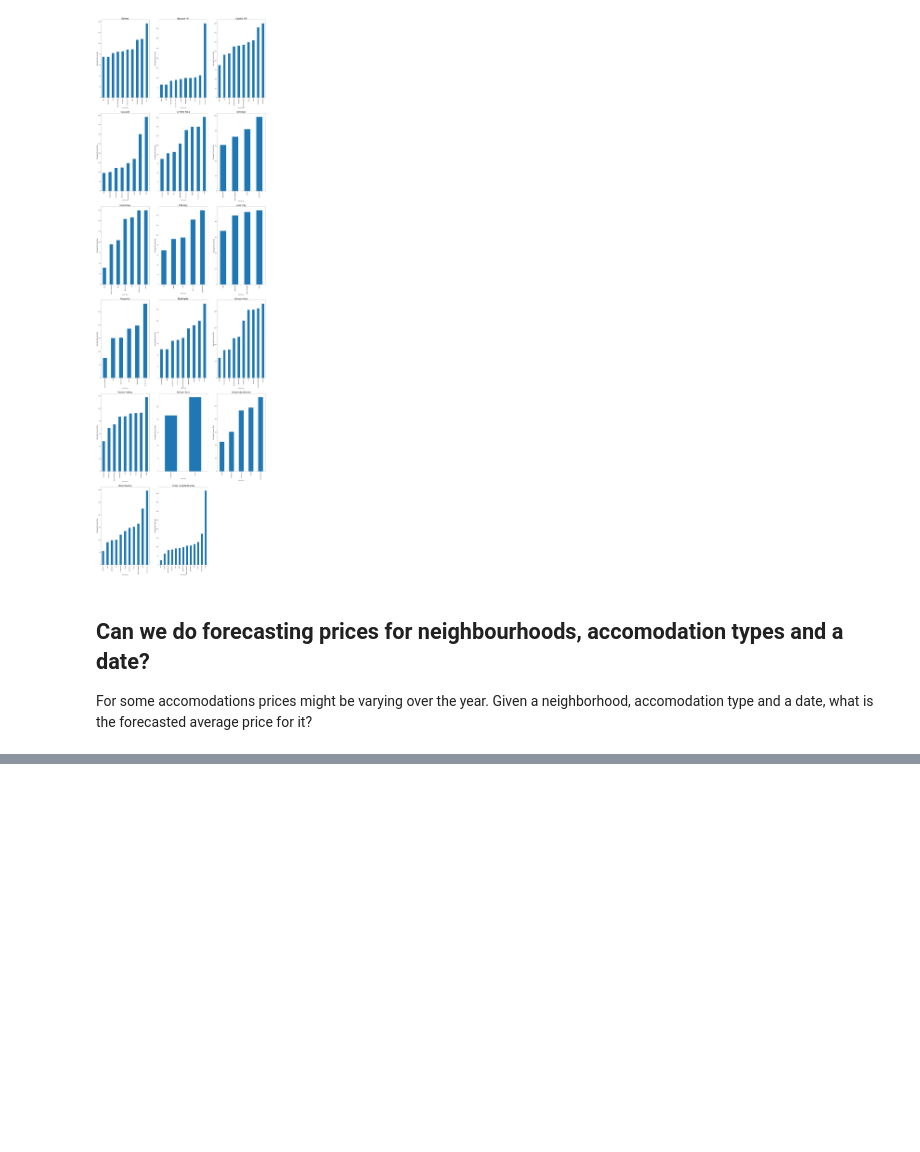
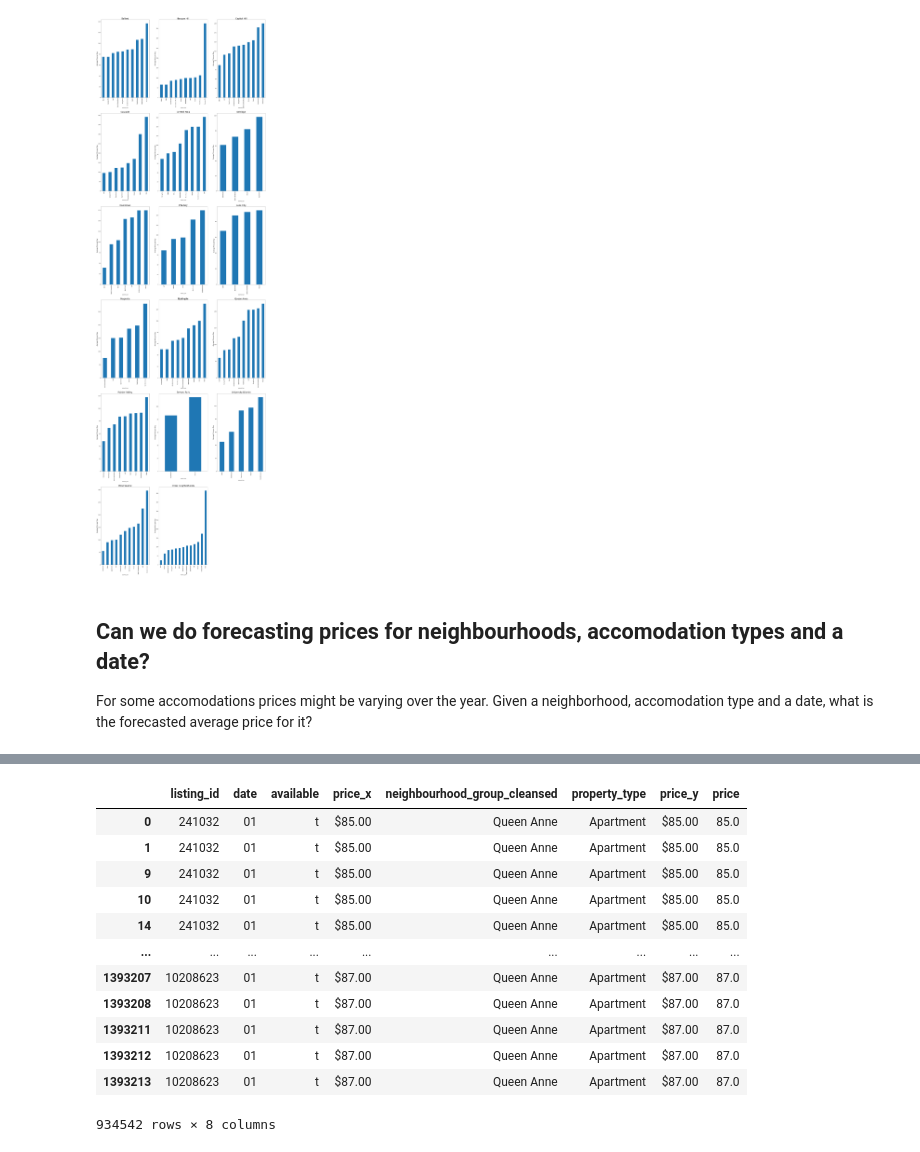
Before and after one commit to BadaBoomi/data_science_training_projects, a Jupyter notebook: blog_project/evaluate.ipynb, the cells around one changed output, grey strips where cells are left out. Cells and saved outputs as stored; diff of their text form; code cells hidden in the pictures; blank space fills up the shorter version.

```diff
--- a/blog_project/evaluate.ipynb
+++ b/blog_project/evaluate.ipynb
@@ -289 +313,20 @@ merged_forecast_df
 934542 rows × 7 columns
+# %%
+# convert price to number
+convert_to_float = lambda col: float(col.split('$')[1].replace(',',''))
+merged_forecast_df['price'] = merged_forecast_df['price_x'].apply(convert_to_float)
+merged_forecast_df
+# %% [output]
+|  | listing_id | date | available | price_x | neighbourhood_group_cleansed | property_type | price_y | price |
+| 0 | 241032 | 01 | t | $85.00 | Queen Anne | Apartment | $85.00 | 85.0 |
+| 1 | 241032 | 01 | t | $85.00 | Queen Anne | Apartment | $85.00 | 85.0 |
+| 9 | 241032 | 01 | t | $85.00 | Queen Anne | Apartment | $85.00 | 85.0 |
+| 10 | 241032 | 01 | t | $85.00 | Queen Anne | Apartment | $85.00 | 85.0 |
+| 14 | 241032 | 01 | t | $85.00 | Queen Anne | Apartment | $85.00 | 85.0 |
+| ... | ... | ... | ... | ... | ... | ... | ... | ... |
+| 1393207 | 10208623 | 01 | t | $87.00 | Queen Anne | Apartment | $87.00 | 87.0 |
+| 1393208 | 10208623 | 01 | t | $87.00 | Queen Anne | Apartment | $87.00 | 87.0 |
+| 1393211 | 10208623 | 01 | t | $87.00 | Queen Anne | Apartment | $87.00 | 87.0 |
+| 1393212 | 10208623 | 01 | t | $87.00 | Queen Anne | Apartment | $87.00 | 87.0 |
+| 1393213 | 10208623 | 01 | t | $87.00 | Queen Anne | Apartment | $87.00 | 87.0 |
+934542 rows × 8 columns
```
Also changed, not shown: parts of 17 cells of this notebook, 1 other file.
